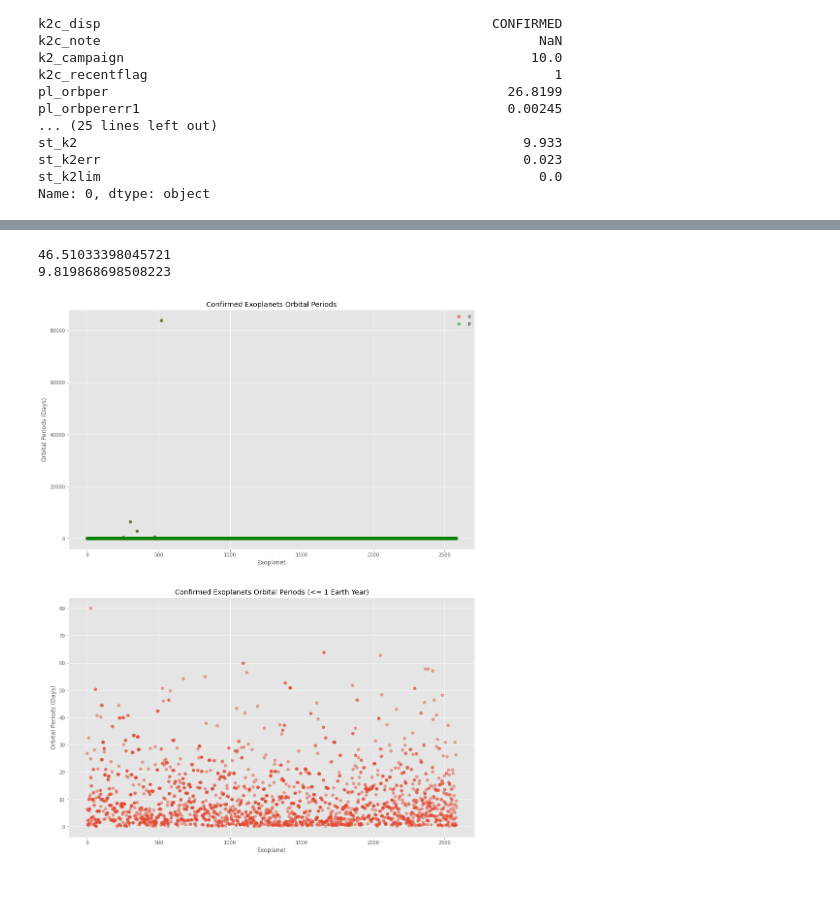
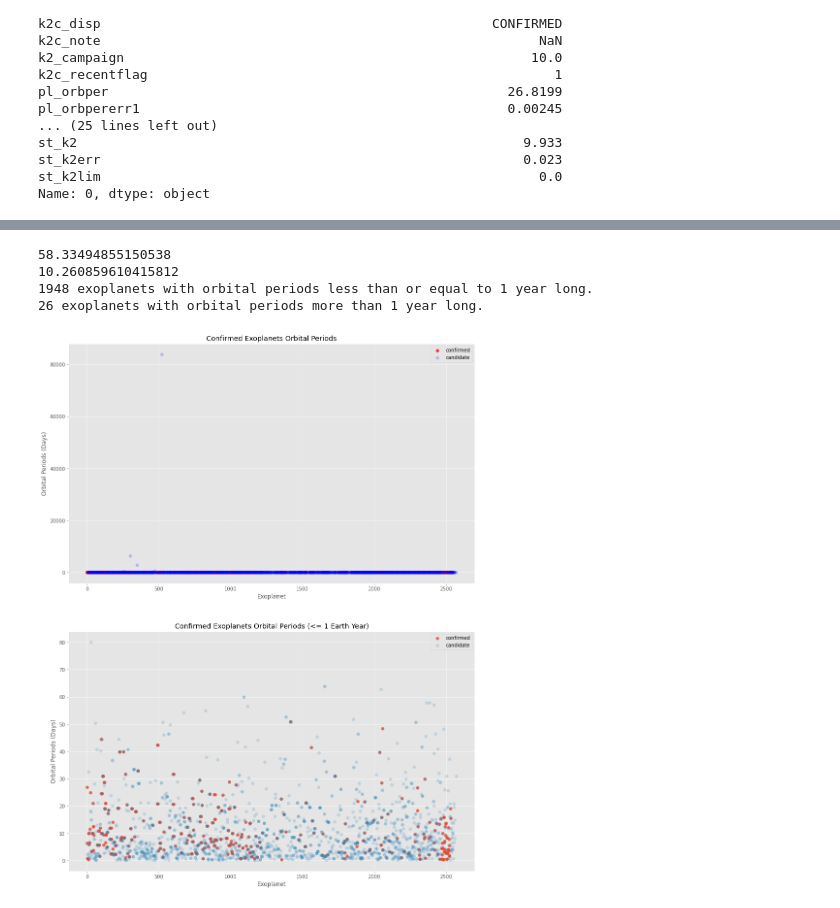
Before and after one commit to seantanken/GalvanizeRepo, a Jupyter notebook: dsi_galvanize/what_makes_an_exoplanet/what_makes_an_exoplanet.ipynb, the cells around one changed output, grey strips where cells are left out. Cells and saved outputs as stored; diff of their text form; code cells hidden in the pictures.

```diff
--- a/dsi_galvanize/what_makes_an_exoplanet/what_makes_an_exoplanet.ipynb
+++ b/dsi_galvanize/what_makes_an_exoplanet/what_makes_an_exoplanet.ipynb
@@ -95,26 +95,32 @@ candidate_orbper = candidate_orbper.astype({'pl_name': str, 'pl_orbper': np.floa
 print(candidate_orbper['pl_orbper'].mean())
 candidate_orbper = candidate_orbper[candidate_orbper['pl_orbper'] <= 365]
 print(candidate_orbper['pl_orbper'].mean())
+print(f'{candidate_orbper.shape[0]} exoplanets with orbital periods less than or equal to 1 year long.')
+print(f'{k2_candidate.shape[0] - candidate_orbper.shape[0]} exoplanets with orbital periods more than 1 year long.')
 # %% [output]
-46.51033398045721
-9.819868698508223
+58.33494855150538
+10.260859610415812
+1948 exoplanets with orbital periods less than or equal to 1 year long.
+26 exoplanets with orbital periods more than 1 year long.
 # %%
 fig, ax = plt.subplots(2, figsize=(15, 20))
 
-ax[0].scatter(x=k2_confirmed.index, y=k2_confirmed.loc[:, 'pl_orbper'], color='r', marker ='o', alpha=0.5, label='confirmed')
-ax[0].scatter(x=k2_candidate.index, y=k2_candidate.loc[:, 'pl_orbper'], color='b', marker ='o', alpha=0.5, label='candidate')
+ax[0].scatter(x=k2_confirmed.index, y=k2_confirmed.loc[:, 'pl_orbper'], color='r', marker ='o', alpha=0.8, label='confirmed')
+ax[0].scatter(x=k2_candidate.index, y=k2_candidate.loc[:, 'pl_orbper'], color='b', marker ='o', alpha=0.2, label='candidate')
 ax[0].set_title("Confirmed Exoplanets Orbital Periods")
 ax[0].set_ylabel('Orbital Periods (Days)')
 ax[0].set_xlabel('Exoplanet')
-ax[1].scatter(x=confirmed_orbper.index, y=confirmed_orbper.loc[:,'pl_orbper'], marker ='o', alpha=0.5)
+ax[0].legend(loc='upper right')
+ax[1].scatter(x=confirmed_orbper.index, y=confirmed_orbper.loc[:,'pl_orbper'], marker ='o', alpha=0.8, label='confirmed')
+ax[1].scatter(x=candidate_orbper.index, y=candidate_orbper.loc[:,'pl_orbper'], marker ='o', alpha=0.2, label='candidate')
 ax[1].set_title("Confirmed Exoplanets Orbital Periods (<= 1 Earth Year)")
 ax[1].set_ylabel('Orbital Periods (Days)')
 ax[1].set_xlabel('Exoplanet')
-ax[0].legend('upper right')
+ax[1].legend(loc='upper right')
 
 plt.show()
 # %% [output]
-[figure, old version]
+[figure, new version]
 # %%
 confirmed_radius = k2_confirmed.filter(['pl_name','pl_rade'], axis=1)
 confirmed_radius = confirmed_radius.astype({'pl_name': str, 'pl_rade': np.float16})
```
Also changed, not shown: parts of 7 cells of this notebook.
